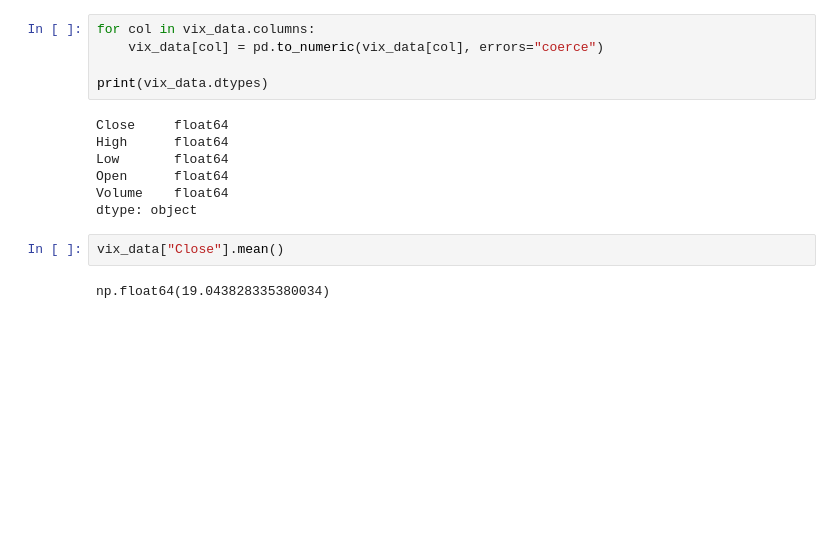
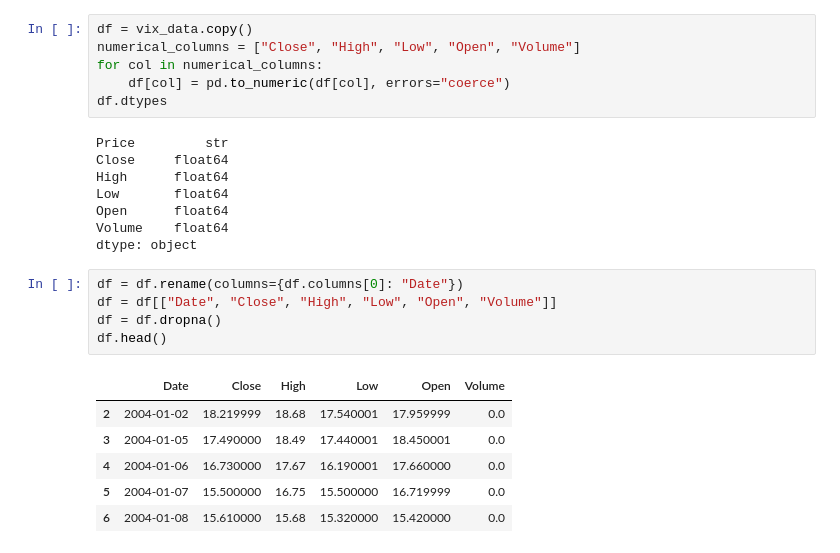
Before and after one commit to MDelpech/Hidden_Markov_Model, a Jupyter notebook: Algo/HMMVIX.ipynb, the cells around one changed output. Saved outputs shown, nothing was run; the diff lists cells and outputs as text; blank space fills up the shorter version.

```diff
--- a/Algo/HMMVIX.ipynb
+++ b/Algo/HMMVIX.ipynb
@@ -31,19 +31,29 @@ Low       str
 Open      str
 Volume    str
 dtype: object
-# %%
-for col in vix_data.columns:
-    vix_data[col] = pd.to_numeric(vix_data[col], errors="coerce")
-
-print(vix_data.dtypes)
-# %% [output]
-Close     float64
-High      float64
-Low       float64
-Open      float64
-Volume    float64
-dtype: object
-# %%
-vix_data["Close"].mean()
-# %% [output]
-np.float64(19.043828335380034)
+# %%
+df = vix_data.copy()
+numerical_columns = ["Close", "High", "Low", "Open", "Volume"]
+for col in numerical_columns:
+    df[col] = pd.to_numeric(df[col], errors="coerce")
+df.dtypes
+# %% [output]
+Price         str
+Close     float64
+High      float64
+Low       float64
+Open      float64
+Volume    float64
+dtype: object
+# %%
+df = df.rename(columns={df.columns[0]: "Date"})
+df = df[["Date", "Close", "High", "Low", "Open", "Volume"]]
+df = df.dropna()
+df.head()
+# %% [output]
+|  | Date | Close | High | Low | Open | Volume |
+| 2 | 2004-01-02 | 18.219999 | 18.68 | 17.540001 | 17.959999 | 0.0 |
+| 3 | 2004-01-05 | 17.490000 | 18.49 | 17.440001 | 18.450001 | 0.0 |
+| 4 | 2004-01-06 | 16.730000 | 17.67 | 16.190001 | 17.660000 | 0.0 |
+| 5 | 2004-01-07 | 15.500000 | 16.75 | 15.500000 | 16.719999 | 0.0 |
+| 6 | 2004-01-08 | 15.610000 | 15.68 | 15.320000 | 15.420000 | 0.0 |
```
Also changed, not shown: parts of 9 cells of this notebook.
